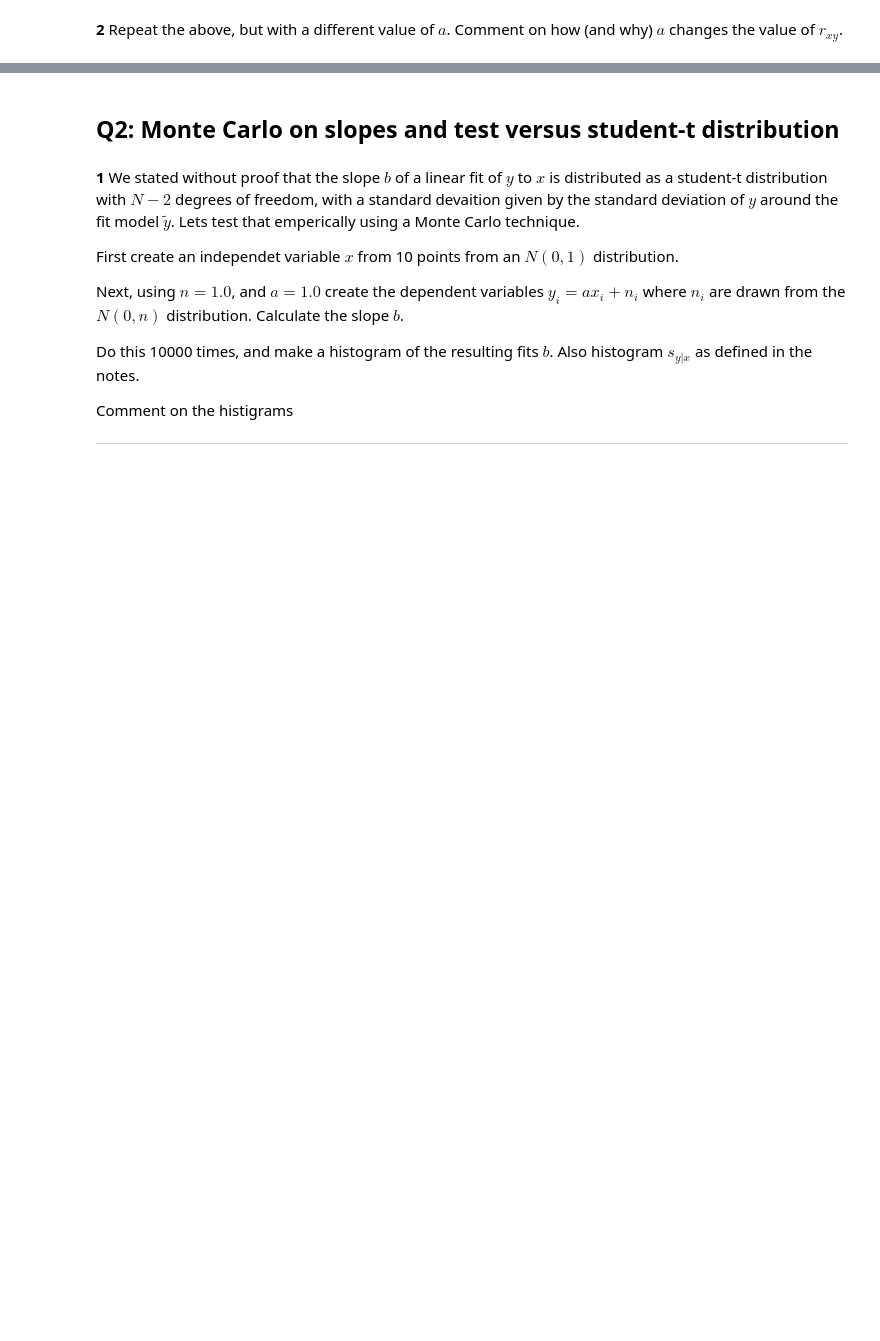
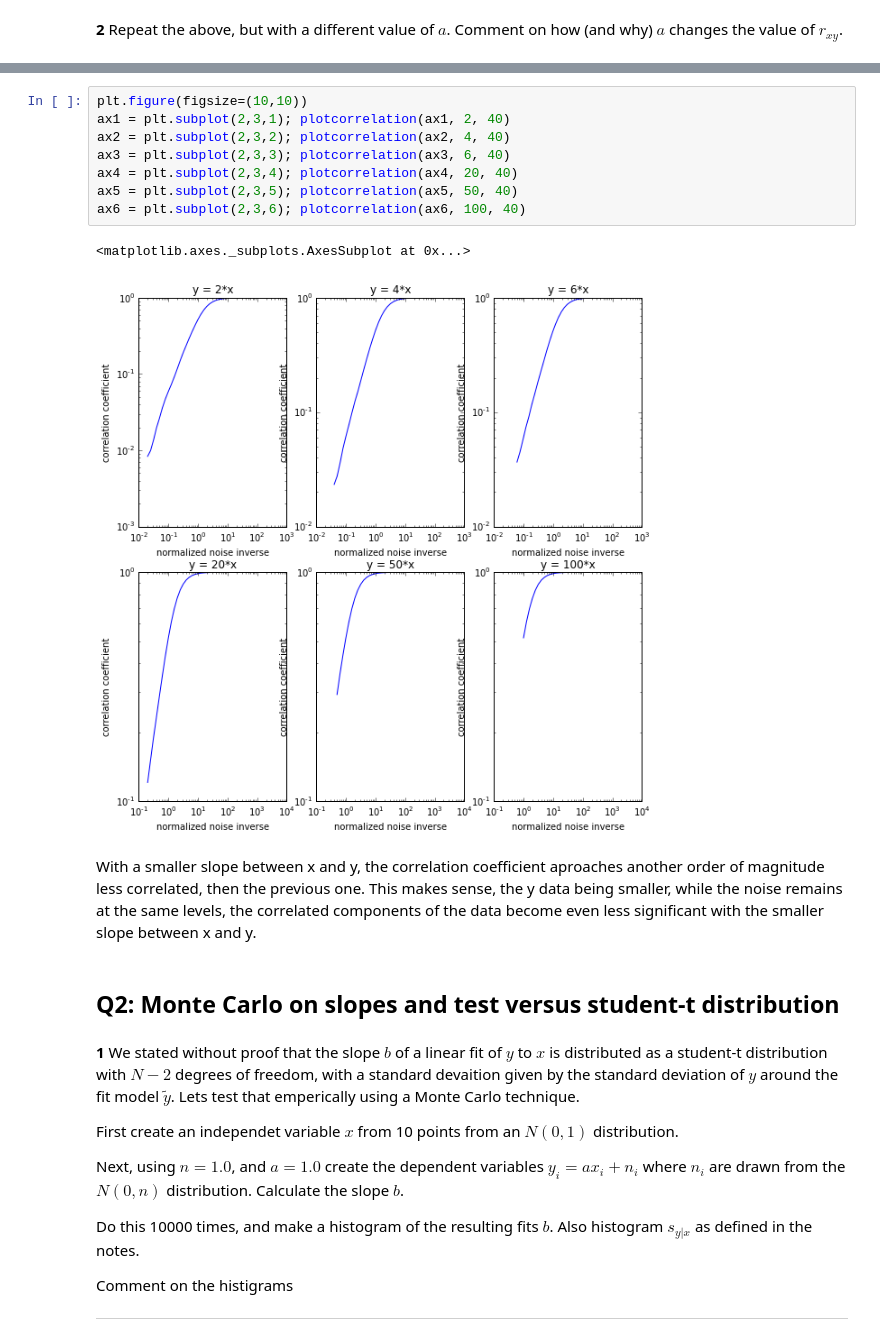
Before and after one commit to mpgriff/P411Assignments, a Jupyter notebook: p411a2-mattgriffiths.ipynb, the cells around one changed output, grey strips where cells are left out. Cells and saved outputs as stored; diff of their text form; blank space fills up the shorter version.

```diff
--- a/p411a2-mattgriffiths.ipynb
+++ b/p411a2-mattgriffiths.ipynb
@@ -61,3 +77,16 @@ YOUR ANSWER HERE
+# %%
+plt.figure(figsize=(10,10))
+ax1 = plt.subplot(2,3,1); plotcorrelation(ax1, 2, 40)
+ax2 = plt.subplot(2,3,2); plotcorrelation(ax2, 4, 40)
+ax3 = plt.subplot(2,3,3); plotcorrelation(ax3, 6, 40)
+ax4 = plt.subplot(2,3,4); plotcorrelation(ax4, 20, 40)
+ax5 = plt.subplot(2,3,5); plotcorrelation(ax5, 50, 40)
+ax6 = plt.subplot(2,3,6); plotcorrelation(ax6, 100, 40)
+# %% [output]
+<matplotlib.axes._subplots.AxesSubplot at 0x...>
+[figure, added]
+# %% [markdown]
+With a smaller slope between x and y, the correlation coefficient aproaches another order of magnitude less correlated, then the previous one. This makes sense, the y data being smaller, while the noise remains at the same levels, the correlated components of the data become even less significant with the smaller slope between x and y.
 # %% [markdown]
 ## Q2: Monte Carlo on slopes and test versus student-t distribution
 # %% [markdown]
```
Also changed, not shown: parts of 32 cells of this notebook.
